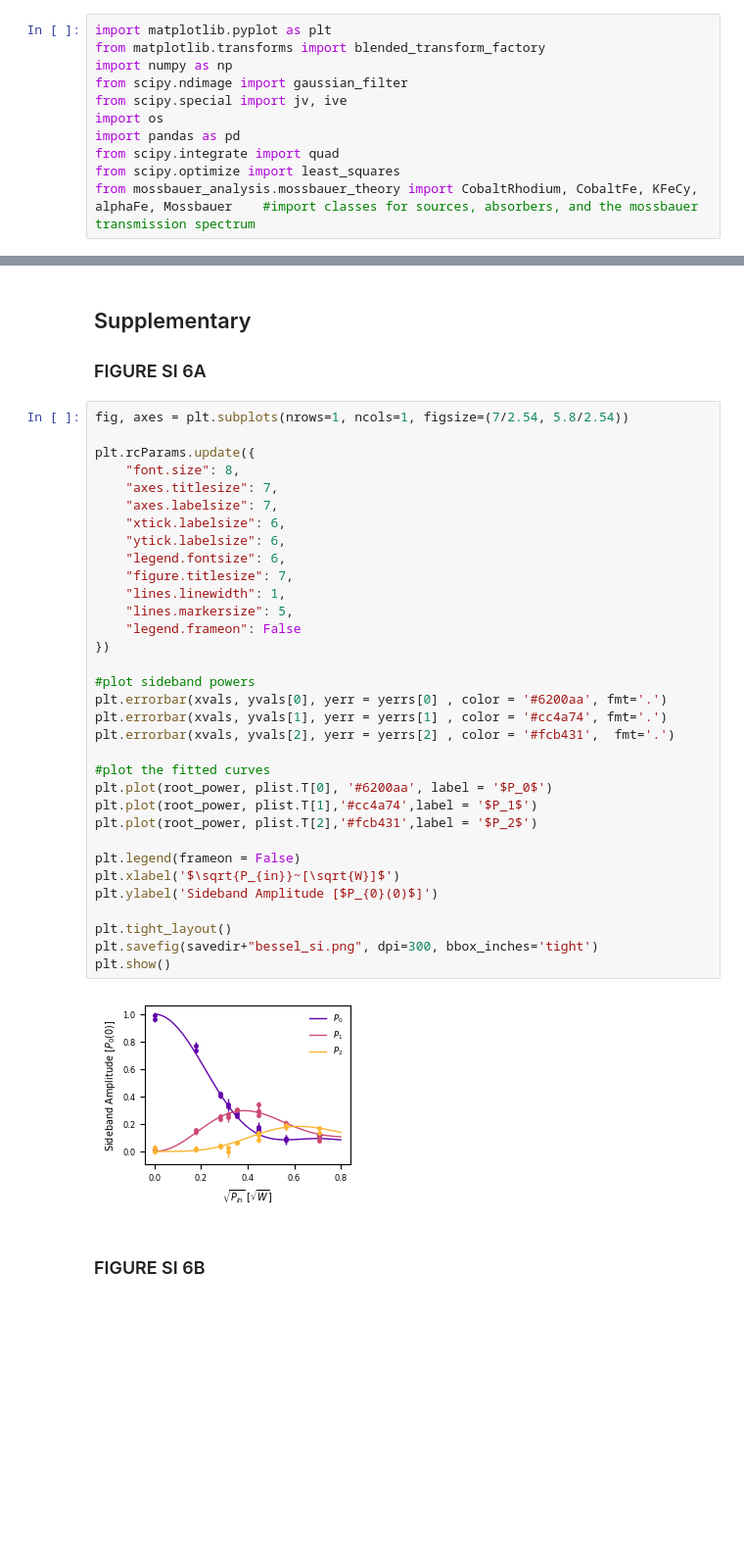
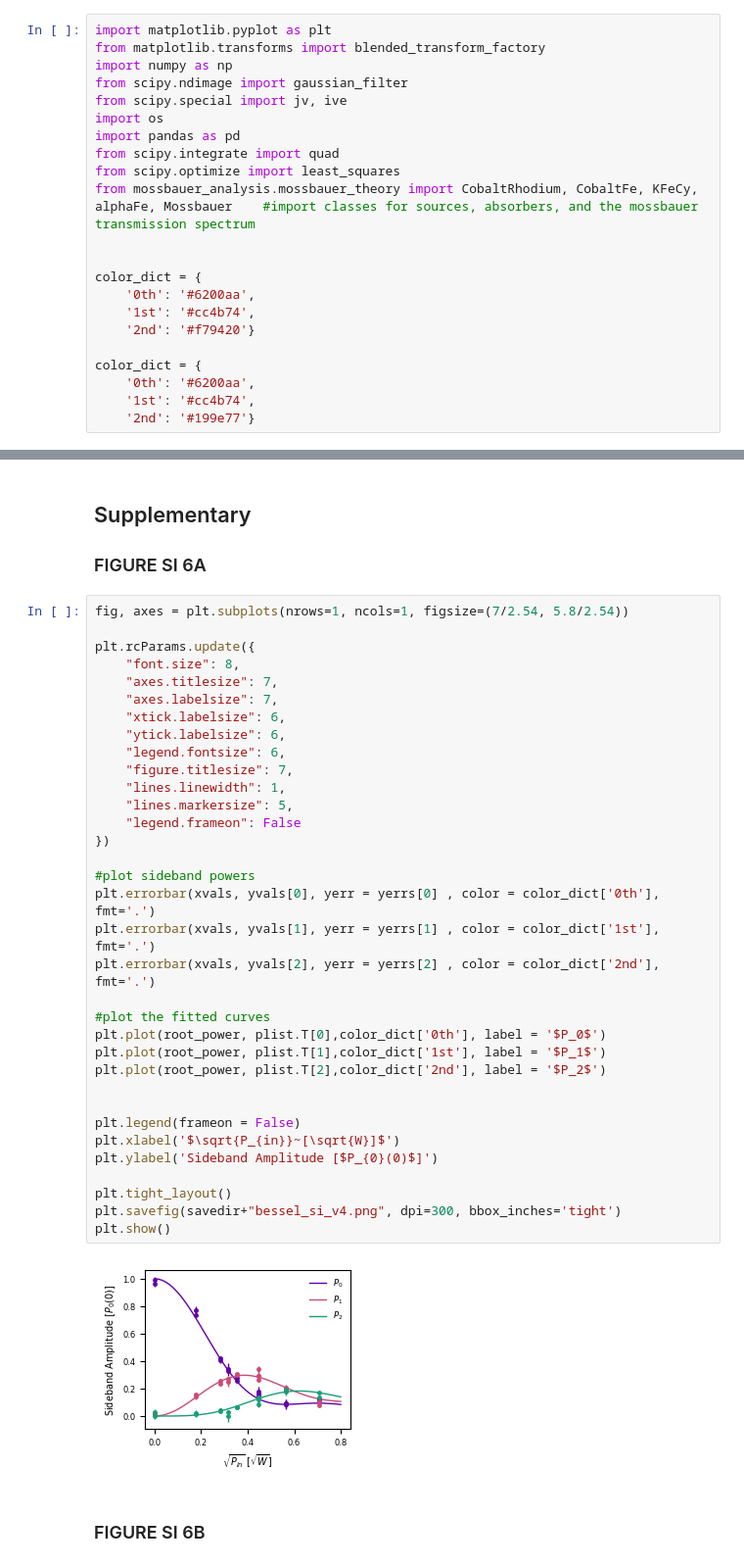
Before and after one commit to StanfordMossbauer/mossbauer_study, a Jupyter notebook: examples/saw/saw_paper_plots.ipynb, the cells around one changed output, grey strips where cells are left out. Shown at 98% size. Cells and saved outputs as stored; diff of their text form; blank space fills up the shorter version.

```diff
--- a/examples/saw/saw_paper_plots.ipynb
+++ b/examples/saw/saw_paper_plots.ipynb
@@ -11,6 +11,17 @@ import pandas as pd
 from scipy.integrate import quad
 from scipy.optimize import least_squares
 from mossbauer_analysis.mossbauer_theory import CobaltRhodium, CobaltFe, KFeCy, alphaFe, Mossbauer    #import classes for sources, absorbers, and the mossbauer transmission spectrum
+
+
+color_dict = {
+    '0th': '#6200aa',
+    '1st': '#cc4b74',
+    '2nd': '#f79420'}
+
+color_dict = {
+    '0th': '#6200aa',
+    '1st': '#cc4b74',
+    '2nd': '#199e77'}
 # %%
 plt.rcParams.update({
     "font.size": 8,
@@ -437,38 +448,39 @@ plt.show()
 # %%
 fig, axes = plt.subplots(nrows=1, ncols=1, figsize=(7/2.54, 5.8/2.54))
 
 plt.rcParams.update({
     "font.size": 8,
     "axes.titlesize": 7,
     "axes.labelsize": 7,
     "xtick.labelsize": 6,
     "ytick.labelsize": 6,
     "legend.fontsize": 6,
     "figure.titlesize": 7,
     "lines.linewidth": 1,
     "lines.markersize": 5,
     "legend.frameon": False
 })
 
 #plot sideband powers
-plt.errorbar(xvals, yvals[0], yerr = yerrs[0] , color = '#6200aa', fmt='.')
-plt.errorbar(xvals, yvals[1], yerr = yerrs[1] , color = '#cc4a74', fmt='.')
-plt.errorbar(xvals, yvals[2], yerr = yerrs[2] , color = '#fcb431',  fmt='.')
+plt.errorbar(xvals, yvals[0], yerr = yerrs[0] , color = color_dict['0th'], fmt='.')
+plt.errorbar(xvals, yvals[1], yerr = yerrs[1] , color = color_dict['1st'], fmt='.')
+plt.errorbar(xvals, yvals[2], yerr = yerrs[2] , color = color_dict['2nd'],  fmt='.')
 
 #plot the fitted curves
-plt.plot(root_power, plist.T[0], '#6200aa', label = '$P_0$')
-plt.plot(root_power, plist.T[1],'#cc4a74',label = '$P_1$')
-plt.plot(root_power, plist.T[2],'#fcb431',label = '$P_2$')
+plt.plot(root_power, plist.T[0],color_dict['0th'], label = '$P_0$')
+plt.plot(root_power, plist.T[1],color_dict['1st'], label = '$P_1$')
+plt.plot(root_power, plist.T[2],color_dict['2nd'], label = '$P_2$')
+
 
 plt.legend(frameon = False)
 plt.xlabel('$\sqrt{P_{in}}~[\sqrt{W}]$')
 plt.ylabel('Sideband Amplitude [$P_{0}(0)$]')
 
 plt.tight_layout()
-plt.savefig(savedir+"bessel_si.png", dpi=300, bbox_inches='tight')
+plt.savefig(savedir+"bessel_si_v4.png", dpi=300, bbox_inches='tight')
 plt.show()
 # %% [output]
-[figure, old version]
+[figure, new version]
 # %% [markdown]
 ### FIGURE SI 6B
 # %%
```
Also changed, not shown: parts of 2 cells of this notebook, 1 other file.
